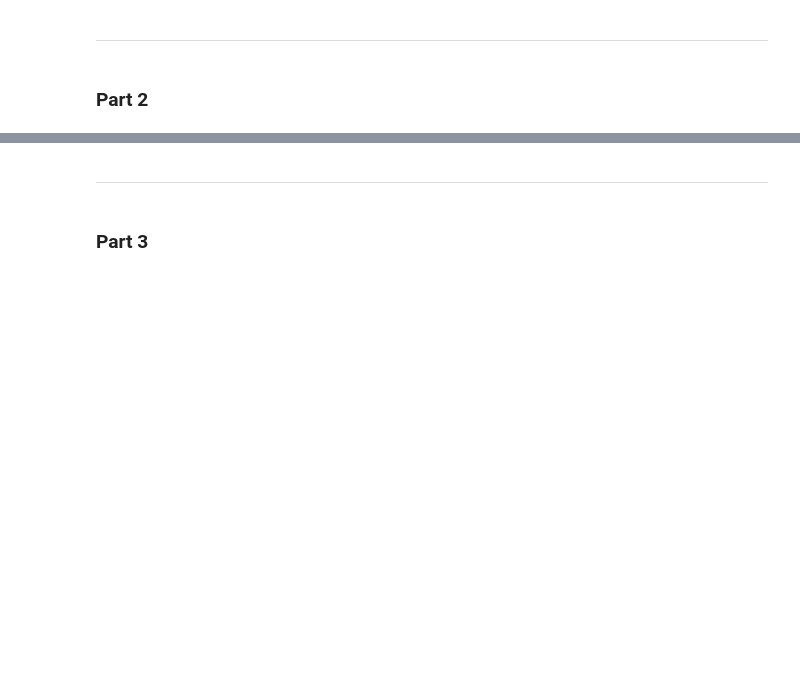
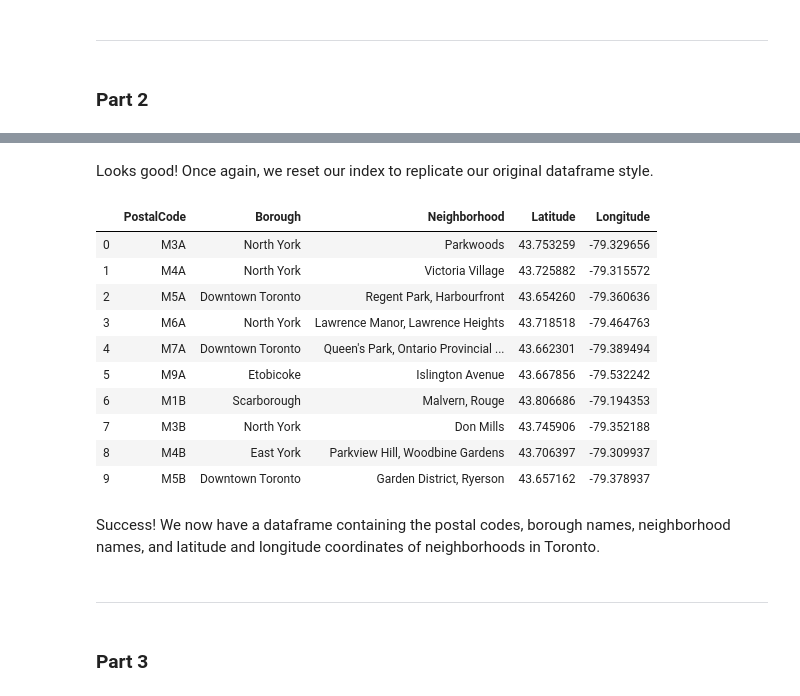
Before and after one commit to topherblake-dev/Coursera_Capstone, a Jupyter notebook: Segmenting_and_Clustering_Neighborhoods_in_Toronto.ipynb, the cells around one changed output, grey strips where cells are left out. Cells and saved outputs as stored; diff of their text form; code cells hidden in the pictures; blank space fills up the shorter version.

```diff
--- a/Segmenting_and_Clustering_Neighborhoods_in_Toronto.ipynb
+++ b/Segmenting_and_Clustering_Neighborhoods_in_Toronto.ipynb
@@ -214,0 +261,3 @@ df.shape
+# %%
+geo_coords.set_index('Postal Code', inplace = True)
+geo_coords.head()
@@ -214,0 +276,15 @@ df.shape
+# %%
+df_filtered.set_index('PostalCode', inplace = True)
+# %%
+geo_lat = []          # save our latitude values
+geo_long = []         # save our longitude values
+
+for code in df_filtered.index:          # iterate through the postal codes of our dataframe
+    lat = geo_coords.loc[code][0]
+    long = geo_coords.loc[code][1]
+    geo_lat.append(lat)
+    geo_long.append(long)
+# %%
+df_filtered['Latitude'] = geo_lat       # add our latitude values to our dataframe
+df_filtered['Longitude'] = geo_long     # add our longitude values to our dataframe
+df_filtered.head(10)
@@ -215,3 +313,22 @@ df.shape
+# %% [markdown]
+Looks good! Once again, we reset our index to replicate our original dataframe style.
+# %%
+df_filtered.reset_index(inplace = True)
+df_filtered.head(10)
+# %% [output]
+|  | PostalCode | Borough | Neighborhood | Latitude | Longitude |
+| 0 | M3A | North York | Parkwoods | 43.753259 | -79.329656 |
+| 1 | M4A | North York | Victoria Village | 43.725882 | -79.315572 |
+| 2 | M5A | Downtown Toronto | Regent Park, Harbourfront | 43.654260 | -79.360636 |
+| 3 | M6A | North York | Lawrence Manor, Lawrence Heights | 43.718518 | -79.464763 |
+| 4 | M7A | Downtown Toronto | Queen's Park, Ontario Provincial ... | 43.662301 | -79.389494 |
+| 5 | M9A | Etobicoke | Islington Avenue | 43.667856 | -79.532242 |
+| 6 | M1B | Scarborough | Malvern, Rouge | 43.806686 | -79.194353 |
+| 7 | M3B | North York | Don Mills | 43.745906 | -79.352188 |
+| 8 | M4B | East York | Parkview Hill, Woodbine Gardens | 43.706397 | -79.309937 |
+| 9 | M5B | Downtown Toronto | Garden District, Ryerson | 43.657162 | -79.378937 |
+# %% [markdown]
+Success! We now have a dataframe containing the postal codes, borough names, neighborhood names, and latitude and longitude coordinates of neighborhoods in Toronto.
 # %% [markdown]
 ---
 # %% [markdown]
```
Also changed, not shown: parts of 14 cells of this notebook.
